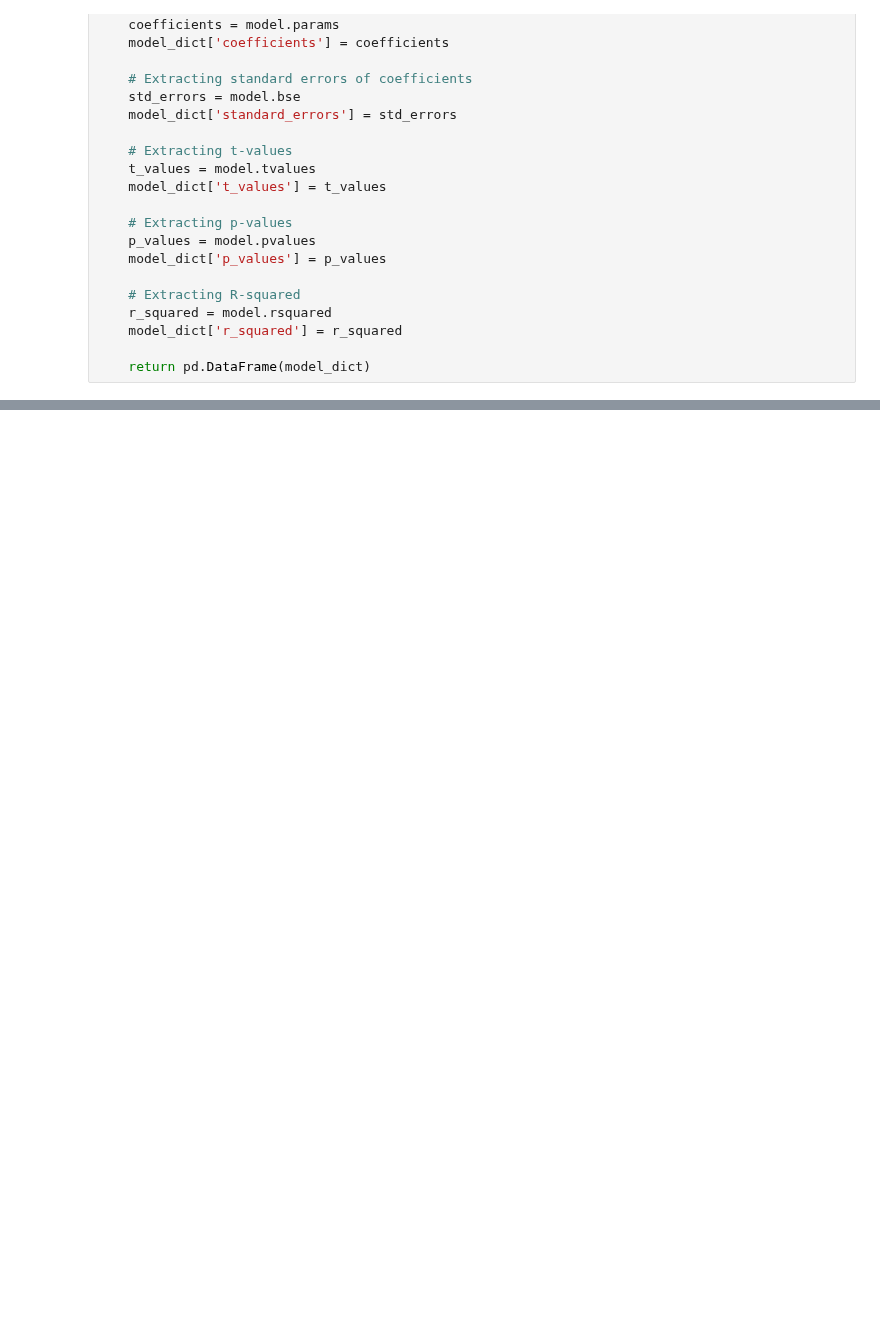
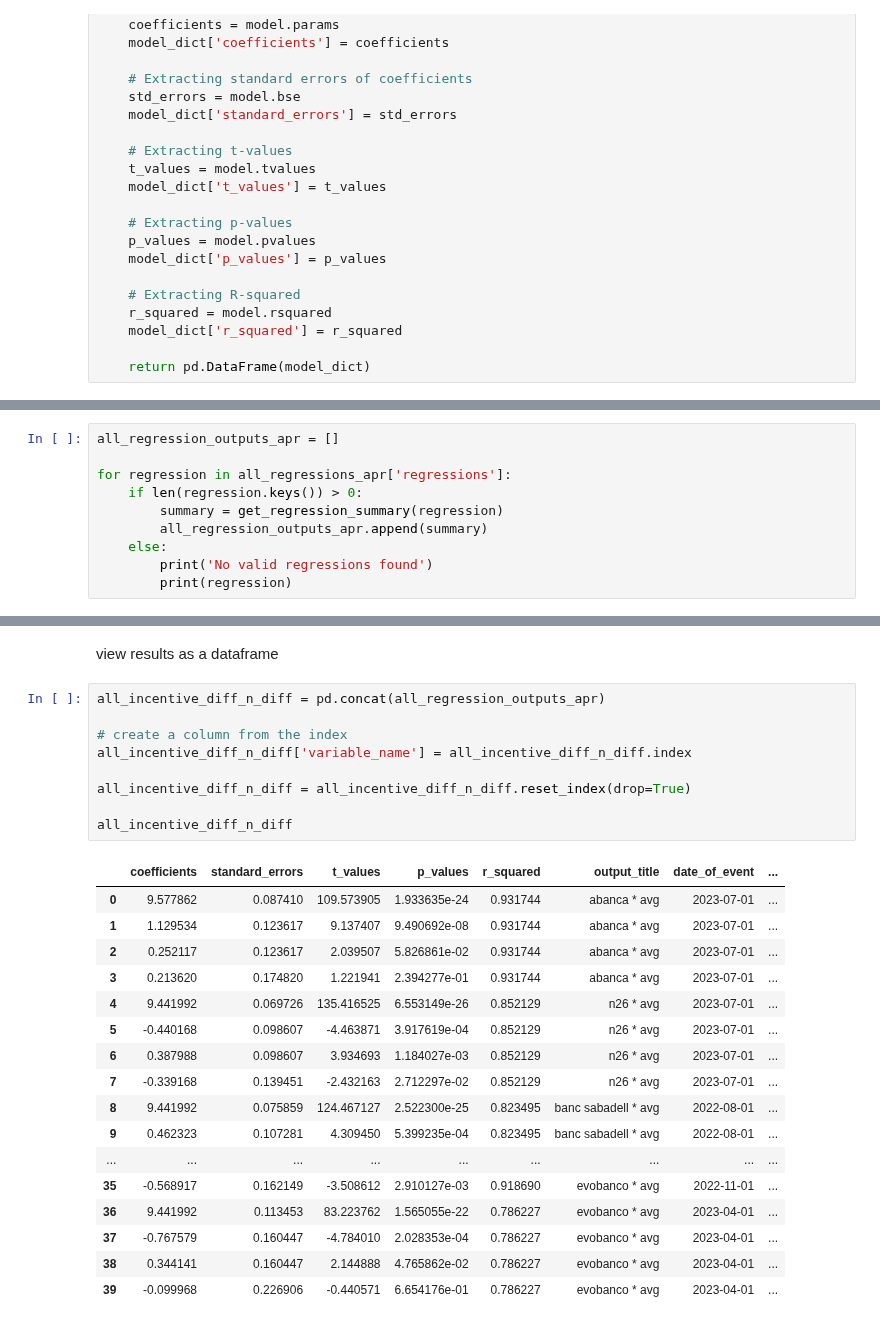
Before and after one commit to agbennett-bse/deloitte_digital_banking, a Jupyter notebook: deloitte_digital_banking/incentives_analysis.ipynb, the cells around one changed output, grey strips where cells are left out. Saved outputs shown, nothing was run; the diff lists cells and outputs as text; blank space fills up the shorter version.

```diff
--- a/deloitte_digital_banking/incentives_analysis.ipynb
+++ b/deloitte_digital_banking/incentives_analysis.ipynb
@@ -688,0 +733,10 @@ Length: 0, dtype: datetime64[ns]
+# %%
+all_regression_outputs_apr = []
+
+for regression in all_regressions_apr['regressions']:
+    if len(regression.keys()) > 0:
+        summary = get_regression_summary(regression)
+        all_regression_outputs_apr.append(summary)
+    else:
+        print('No valid regressions found')
+        print(regression)
@@ -688,0 +761,29 @@ Length: 0, dtype: datetime64[ns]
+# %% [markdown]
+view results as a dataframe
+# %%
+all_incentive_diff_n_diff = pd.concat(all_regression_outputs_apr)
+
+# create a column from the index
+all_incentive_diff_n_diff['variable_name'] = all_incentive_diff_n_diff.index
+
+all_incentive_diff_n_diff = all_incentive_diff_n_diff.reset_index(drop=True)
+
+all_incentive_diff_n_diff
+# %% [output]
+|  | coefficients | standard_errors | t_values | p_values | r_squared | output_title | date_of_event | ... |
+| 0 | 9.577862 | 0.087410 | 109.573905 | 1.933635e-24 | 0.931744 | abanca * avg | 2023-07-01 | ... |
+| 1 | 1.129534 | 0.123617 | 9.137407 | 9.490692e-08 | 0.931744 | abanca * avg | 2023-07-01 | ... |
+| 2 | 0.252117 | 0.123617 | 2.039507 | 5.826861e-02 | 0.931744 | abanca * avg | 2023-07-01 | ... |
+| 3 | 0.213620 | 0.174820 | 1.221941 | 2.394277e-01 | 0.931744 | abanca * avg | 2023-07-01 | ... |
+| 4 | 9.441992 | 0.069726 | 135.416525 | 6.553149e-26 | 0.852129 | n26 * avg | 2023-07-01 | ... |
+| 5 | -0.440168 | 0.098607 | -4.463871 | 3.917619e-04 | 0.852129 | n26 * avg | 2023-07-01 | ... |
+| 6 | 0.387988 | 0.098607 | 3.934693 | 1.184027e-03 | 0.852129 | n26 * avg | 2023-07-01 | ... |
+| 7 | -0.339168 | 0.139451 | -2.432163 | 2.712297e-02 | 0.852129 | n26 * avg | 2023-07-01 | ... |
+| 8 | 9.441992 | 0.075859 | 124.467127 | 2.522300e-25 | 0.823495 | banc sabadell * avg | 2022-08-01 | ... |
+| 9 | 0.462323 | 0.107281 | 4.309450 | 5.399235e-04 | 0.823495 | banc sabadell * avg | 2022-08-01 | ... |
+| ... | ... | ... | ... | ... | ... | ... | ... | ... |
+| 35 | -0.568917 | 0.162149 | -3.508612 | 2.910127e-03 | 0.918690 | evobanco * avg | 2022-11-01 | ... |
+| 36 | 9.441992 | 0.113453 | 83.223762 | 1.565055e-22 | 0.786227 | evobanco * avg | 2023-04-01 | ... |
+| 37 | -0.767579 | 0.160447 | -4.784010 | 2.028353e-04 | 0.786227 | evobanco * avg | 2023-04-01 | ... |
+| 38 | 0.344141 | 0.160447 | 2.144888 | 4.765862e-02 | 0.786227 | evobanco * avg | 2023-04-01 | ... |
+| 39 | -0.099968 | 0.226906 | -0.440571 | 6.654176e-01 | 0.786227 | evobanco * avg | 2023-04-01 | ... |
```
Also changed, not shown: parts of 54 cells of this notebook, 5 other files.
